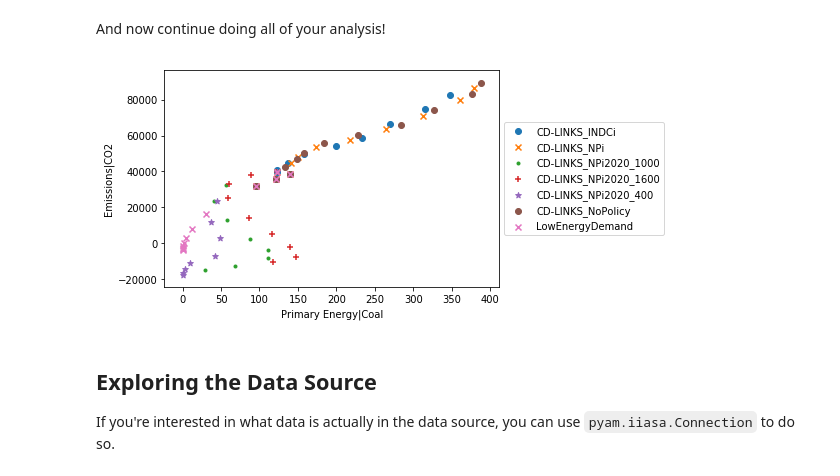
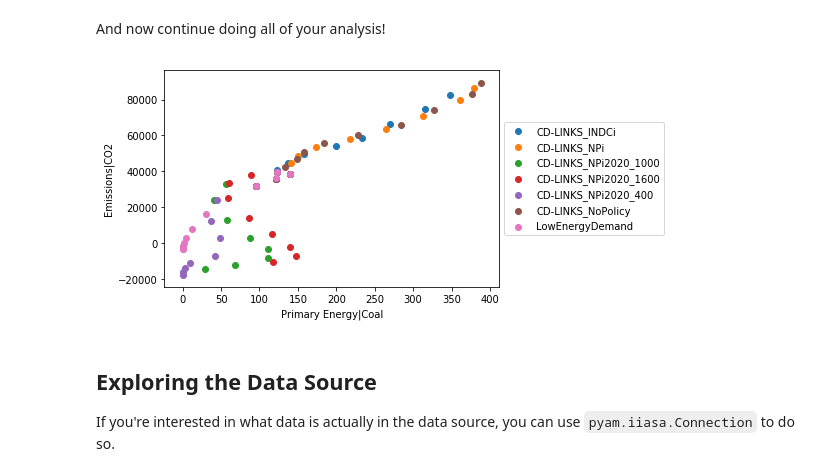
Before and after one commit to IAMconsortium/pyam, a Jupyter notebook: doc/source/tutorials/iiasa_dbs.ipynb, the cells around one changed output. Saved outputs shown, nothing was run; the diff lists cells and outputs as text; code cells hidden in the pictures.

Commit message:
use color instead of marker

```diff
--- a/doc/source/tutorials/iiasa_dbs.ipynb
+++ b/doc/source/tutorials/iiasa_dbs.ipynb
@@ -48,12 +48,12 @@ And now continue doing all of your analysis!
 # %%
 ax = df.scatter(
     x='Primary Energy|Coal',
     y='Emissions|CO2',
-    marker='scenario',
+    color='scenario',
     legend=dict(loc='center left', bbox_to_anchor=(1.0, 0.5))
 )
 # %% [output]
-[figure, old version]
+[figure, new version]
 # %% [markdown]
 ## Exploring the Data Source
 
```
